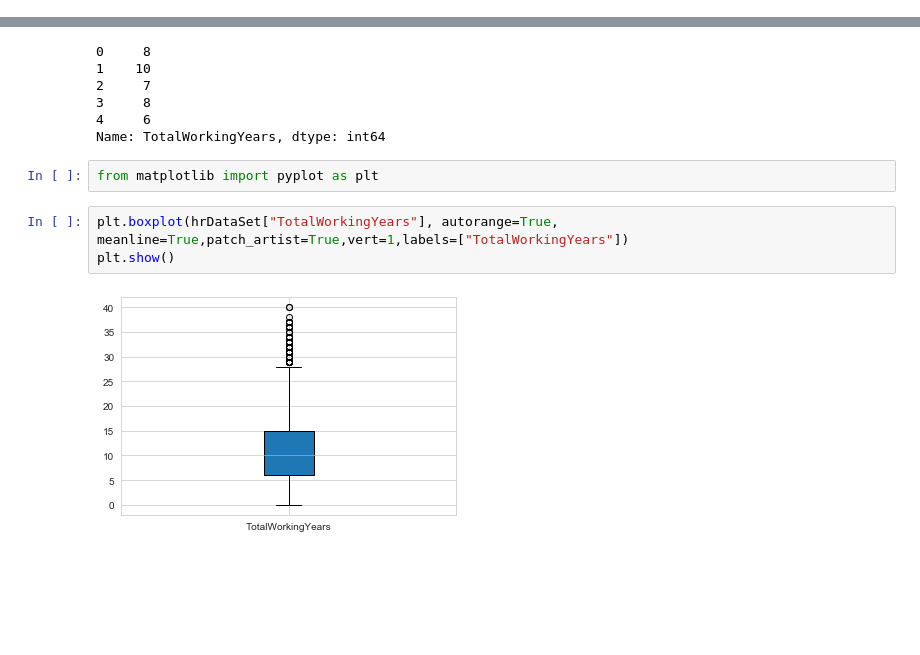
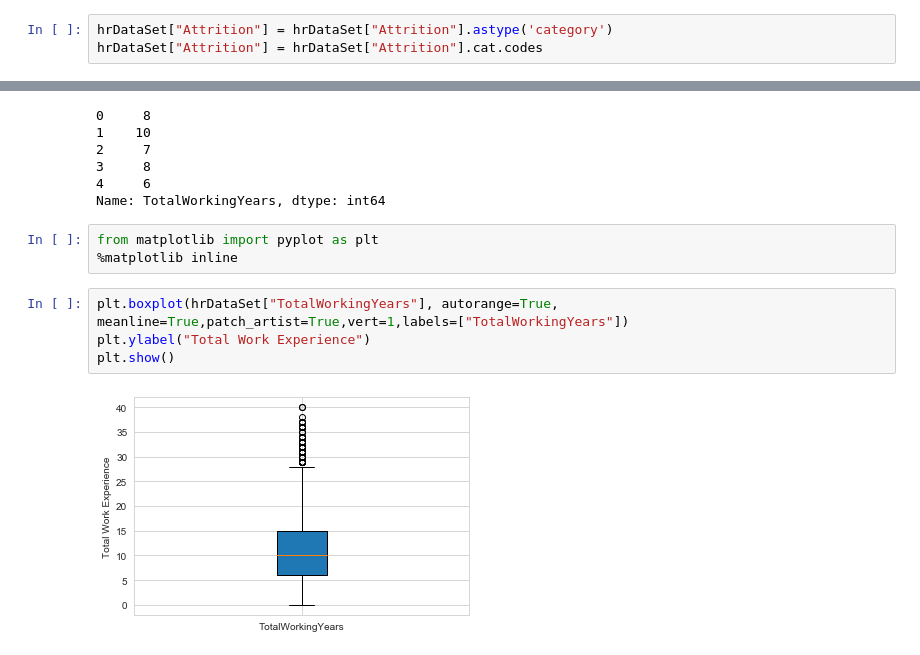
Before and after one commit to chandan3611/bangalore-aug19-batch-chandan3611, a Jupyter notebook: R1-Lab-External_Solution.ipynb, the cells around one changed output, grey strips where cells are left out. Drawn from its saved outputs; the diff is of its cells as text; blank space fills up the shorter version.

```diff
--- a/R1-Lab-External_Solution.ipynb
+++ b/R1-Lab-External_Solution.ipynb
@@ -434,0 +432,3 @@ def Select_Columns(data_frame, column_names):
+# %%
+hrDataSet["Attrition"] = hrDataSet["Attrition"].astype('category')
+hrDataSet["Attrition"] = hrDataSet["Attrition"].cat.codes
@@ -471,8 +466,10 @@ hrDataSet["TotalWorkingYears"].head()
 Name: TotalWorkingYears, dtype: int64
 # %%
 from matplotlib import pyplot as plt
+%matplotlib inline
 # %%
 plt.boxplot(hrDataSet["TotalWorkingYears"], autorange=True, meanline=True,patch_artist=True,vert=1,labels=["TotalWorkingYears"])
+plt.ylabel("Total Work Experience")
 plt.show()
 # %% [output]
-[figure, old version]
+[figure, new version]
```
Also changed, not shown: parts of 10 cells of this notebook.
